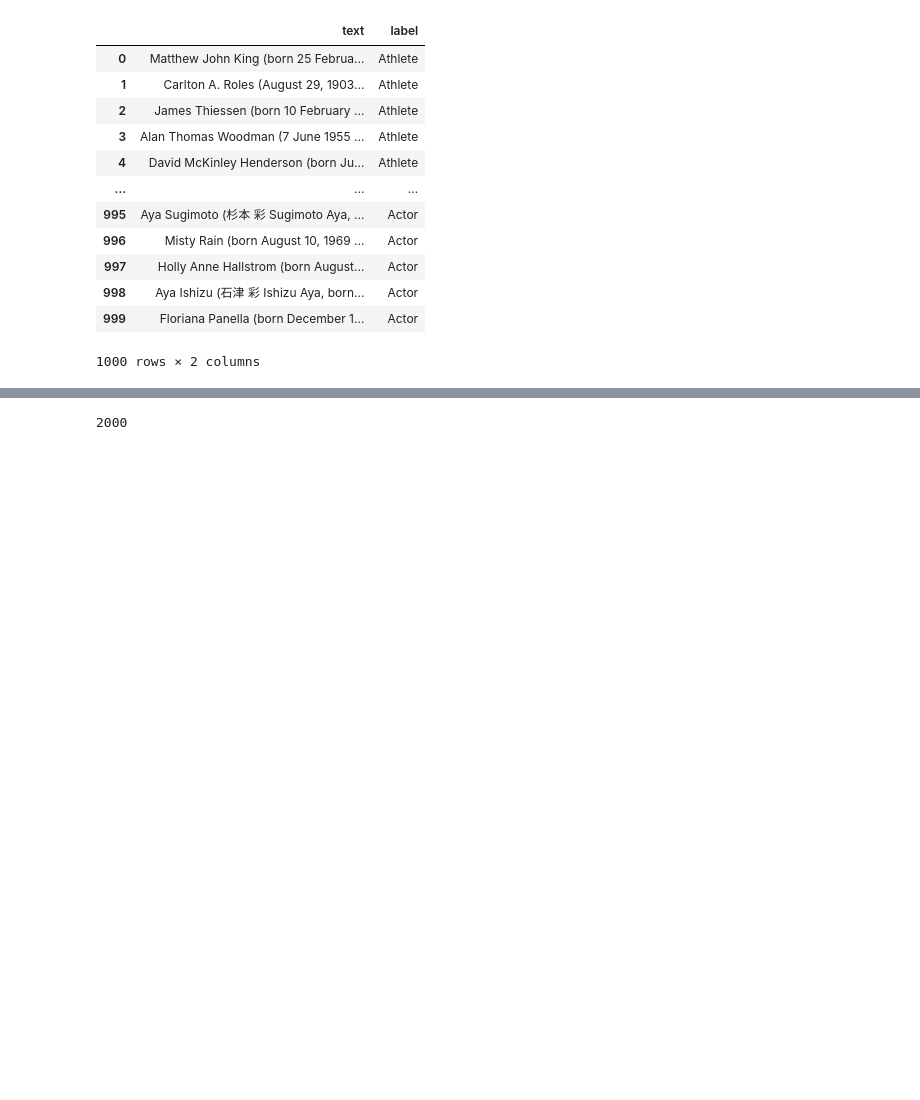
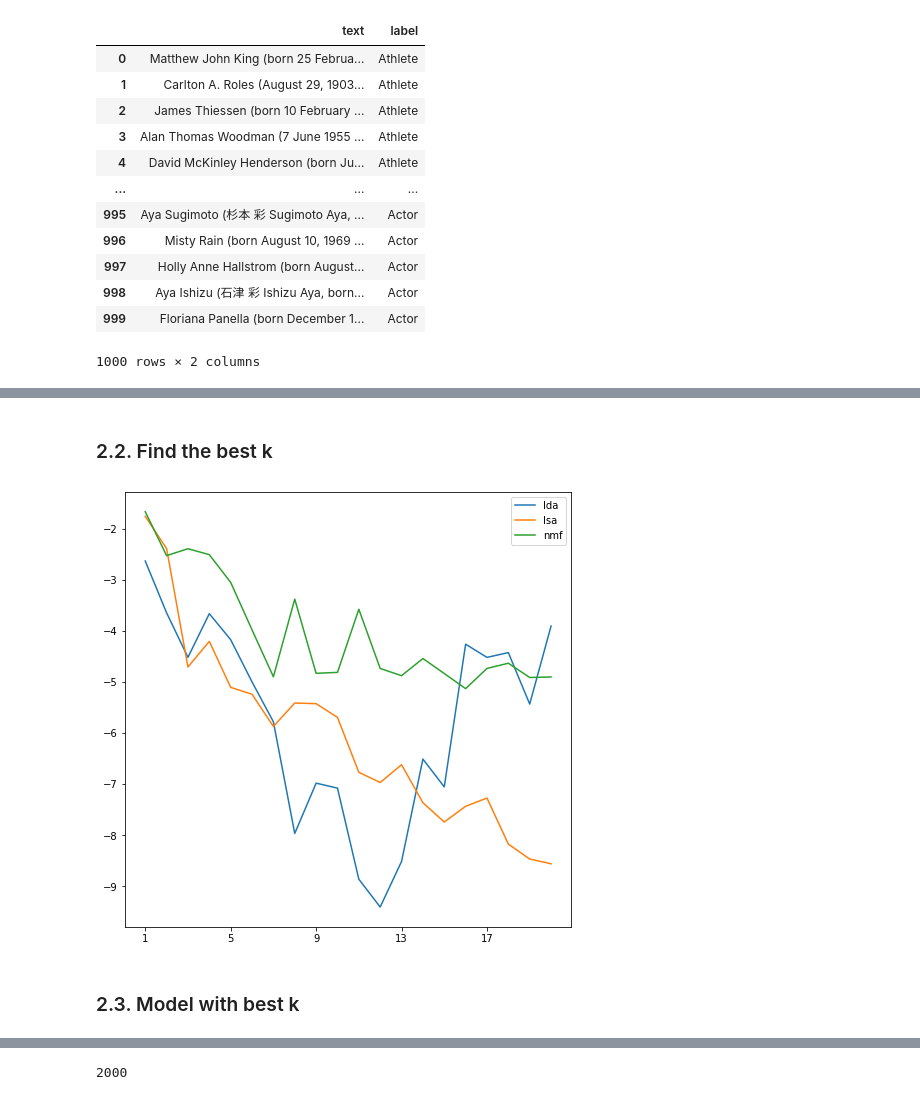
Before and after one commit to NeilChenccc/Optimization-Topic-Modeling, a Jupyter notebook: Project_Source_Code.ipynb, the cells around one changed output, grey strips where cells are left out. Saved outputs shown, nothing was run; the diff lists cells and outputs as text; code cells hidden in the pictures; blank space fills up the shorter version.

```diff
--- a/Project_Source_Code.ipynb
+++ b/Project_Source_Code.ipynb
@@ -38,0 +52,49 @@ data_raw
+# %%
+docs = [nlp(" ".join(i)) for i in data]
+# %%
+texts, article = [], []
+for doc in docs:
+    for word in doc:
+
+        if not word.is_stop and not word.is_punct and not word.like_num and word.text != 'I':
+            article.append(word.lemma_)
+
+
+    texts.append(article)
+    article = []
+# %%
+dictionary = Dictionary(texts)
+corpus = [dictionary.doc2bow(text) for text in texts]
+# %% [markdown]
+### 2.2. Find the best k
+# %%
+k_ls = range(1,21,1)
+co_lda = []
+co_lsa = []
+co_nmf = []
+for k in k_ls:
+
+    lda_model = LdaModel(corpus = corpus, num_topics = k, id2word = dictionary, random_state = 561, iterations=1000, chunksize=50)
+    cm = CoherenceModel(model = lda_model, texts=texts, dictionary=dictionary, coherence = 'u_mass').get_coherence()
+    co_lda.append(cm)
+
+    nmf_model = Nmf(corpus = corpus, num_topics=k, id2word=dictionary, random_state=561, w_max_iter=1000, chunksize=50)
+    cm = CoherenceModel(model = nmf_model, texts=texts, dictionary=dictionary, coherence = 'u_mass').get_coherence()
+    co_nmf.append(cm)
+
+    lsa_model = LsiModel(corpus = corpus, num_topics = k, id2word = dictionary, power_iters=3, chunksize=50)
+    cm = CoherenceModel(model = lsa_model, texts=texts, dictionary=dictionary, coherence = 'u_mass').get_coherence()
+    co_lsa.append(cm)
+# %%
+fig, ax = plt.subplots(figsize = (8,8))
+
+ax.plot(k_ls, co_lda, label = "lda")
+ax.plot(k_ls, co_lsa, label = "lsa")
+ax.plot(k_ls, co_nmf, label = "nmf")
+plt.xticks(ticks = range(1,21,4))
+plt.legend()
+plt.show()
+# %% [output]
+[figure, added]
+# %% [markdown]
+### 2.3. Model with best k
```
Also changed, not shown: parts of 42 cells of this notebook, 10 other files.
